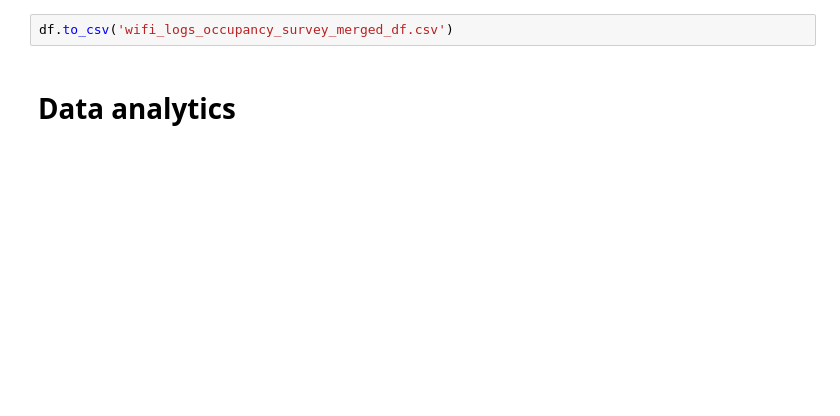
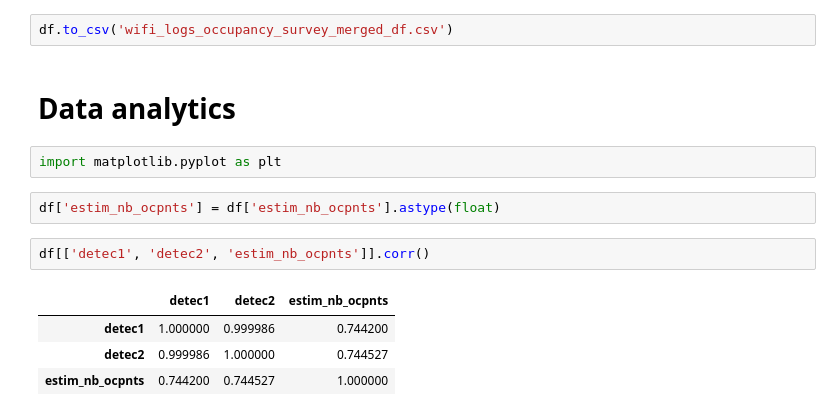
Before and after one commit to PaulineLc/OpenDoorData, a Jupyter notebook: application/data_analytics_ipynb/Data analytics notebook.ipynb, the cells around one changed output. Cells and saved outputs as stored; diff of their text form; blank space fills up the shorter version.

```diff
--- a/application/data_analytics_ipynb/Data analytics notebook.ipynb
+++ b/application/data_analytics_ipynb/Data analytics notebook.ipynb
@@ -247,3 +305,14 @@ df.head(15)
 df.to_csv('wifi_logs_occupancy_survey_merged_df.csv')
 # %% [markdown]
 # Data analytics
+# %%
+import matplotlib.pyplot as plt
+# %%
+df['estim_nb_ocpnts'] = df['estim_nb_ocpnts'].astype(float)
+# %%
+df[['detec1', 'detec2', 'estim_nb_ocpnts']].corr()
+# %% [output]
+|  | detec1 | detec2 | estim_nb_ocpnts |
+| detec1 | 1.000000 | 0.999986 | 0.744200 |
+| detec2 | 0.999986 | 1.000000 | 0.744527 |
+| estim_nb_ocpnts | 0.744200 | 0.744527 | 1.000000 |
```
Also changed, not shown: parts of 8 cells of this notebook.
